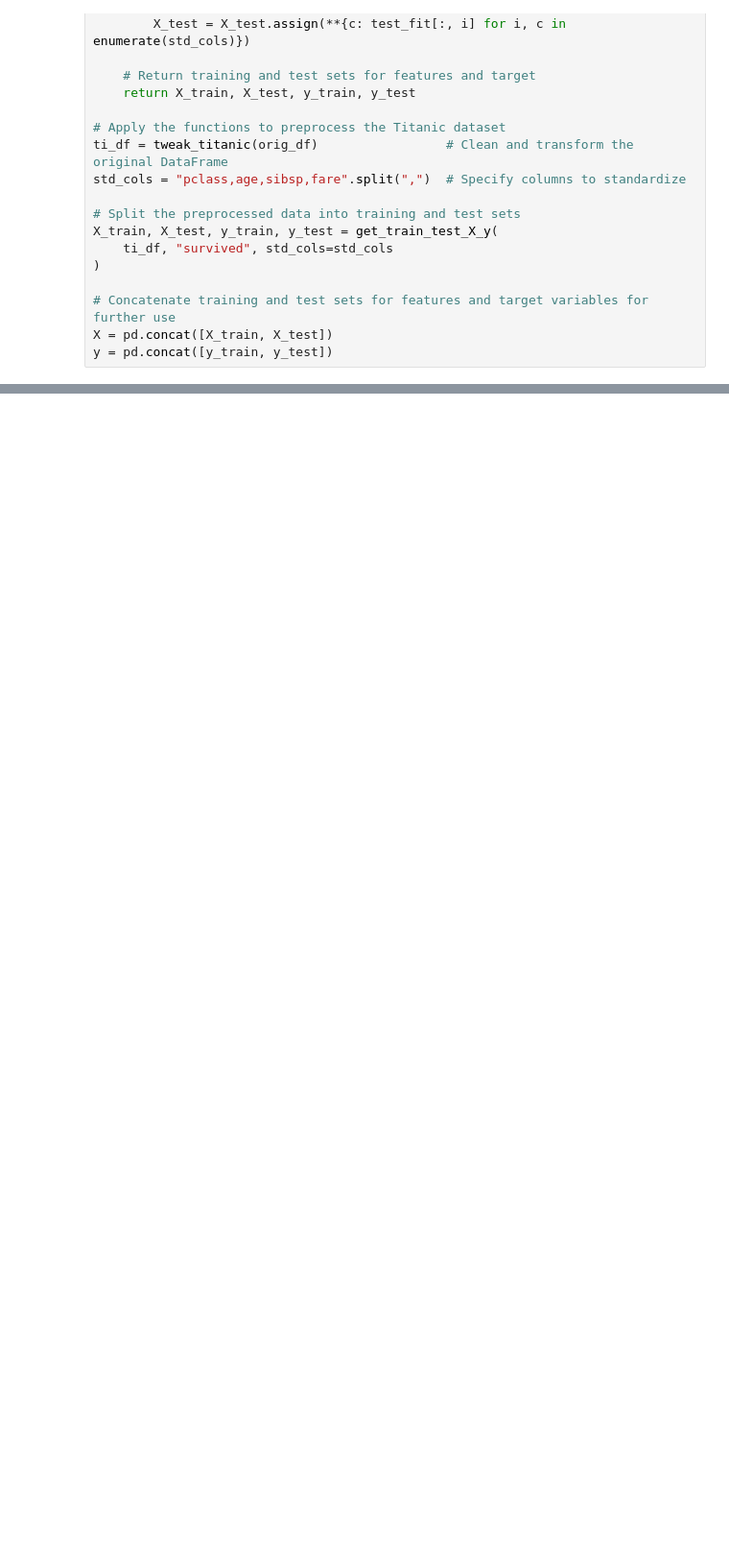
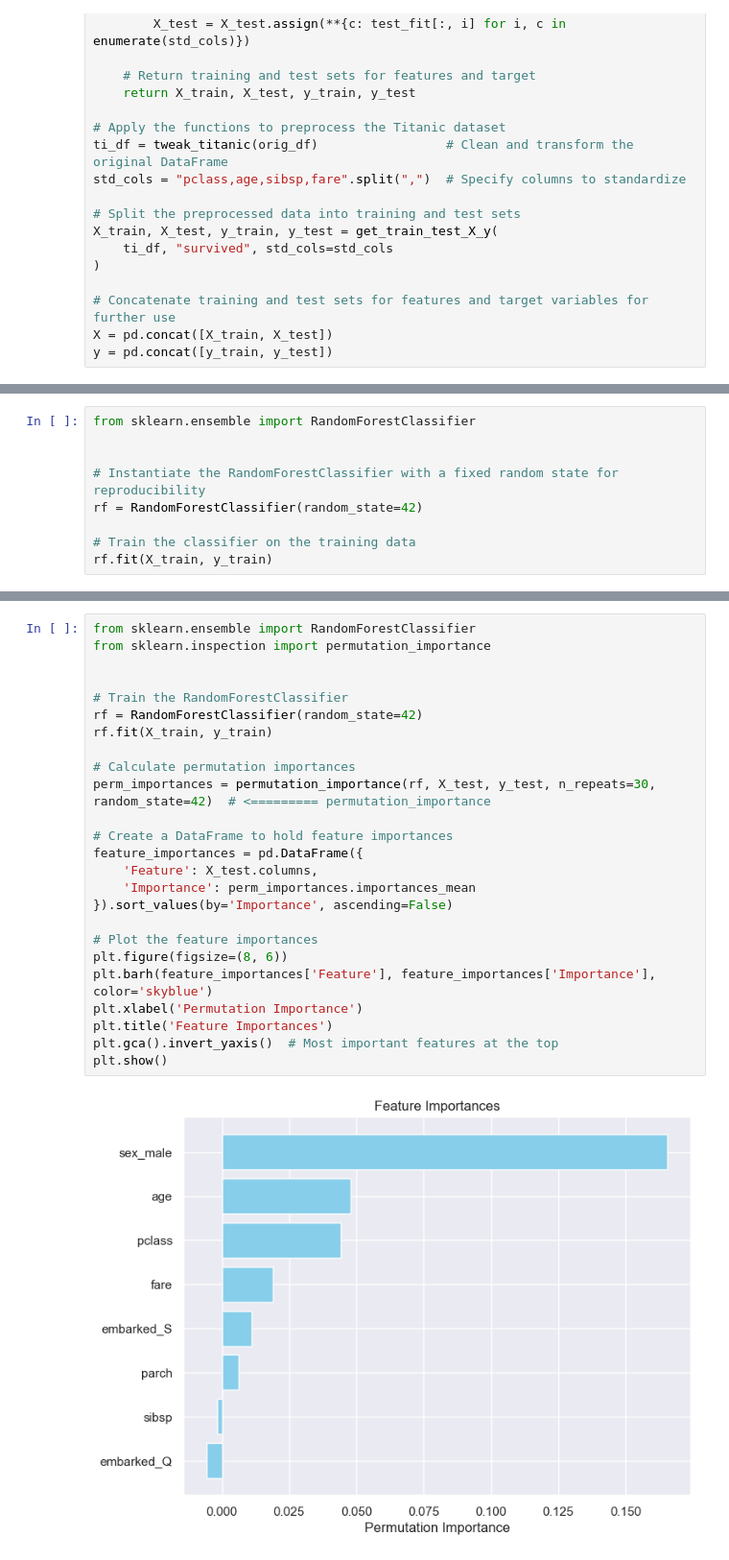
Before and after one commit to LeonardoSMSoares/Data-Analysis-Quick-Reference, a Jupyter notebook: Machine Learning Pocket Reference/MLPR 06 - Classification.ipynb, the cells around one changed output, grey strips where cells are left out. Shown at 96% size. Drawn from its saved outputs; the diff is of its cells as text; blank space fills up the shorter version.

```diff
--- a/Machine Learning Pocket Reference/MLPR 06 - Classification.ipynb
+++ b/Machine Learning Pocket Reference/MLPR 06 - Classification.ipynb
@@ -482,0 +456,9 @@ Most tree models provide access to a `.feature_importances_` attribute following
+# %%
+from sklearn.ensemble import RandomForestClassifier
+
+
+# Instantiate the RandomForestClassifier with a fixed random state for reproducibility
+rf = RandomForestClassifier(random_state=42)
+
+# Train the classifier on the training data
+rf.fit(X_train, y_train)
@@ -482,0 +516,27 @@ Most tree models provide access to a `.feature_importances_` attribute following
+# %%
+from sklearn.ensemble import RandomForestClassifier
+from sklearn.inspection import permutation_importance
+
+
+# Train the RandomForestClassifier
+rf = RandomForestClassifier(random_state=42)
+rf.fit(X_train, y_train)
+
+# Calculate permutation importances
+perm_importances = permutation_importance(rf, X_test, y_test, n_repeats=30, random_state=42)  # <========= permutation_importance
+
+# Create a DataFrame to hold feature importances
+feature_importances = pd.DataFrame({
+    'Feature': X_test.columns,
+    'Importance': perm_importances.importances_mean
+}).sort_values(by='Importance', ascending=False)
+
+# Plot the feature importances
+plt.figure(figsize=(8, 6))
+plt.barh(feature_importances['Feature'], feature_importances['Importance'], color='skyblue')
+plt.xlabel('Permutation Importance')
+plt.title('Feature Importances')
+plt.gca().invert_yaxis()  # Most important features at the top
+plt.show()
+# %% [output]
+[figure, added]
```
Also changed, not shown: parts of 120 cells of this notebook.
